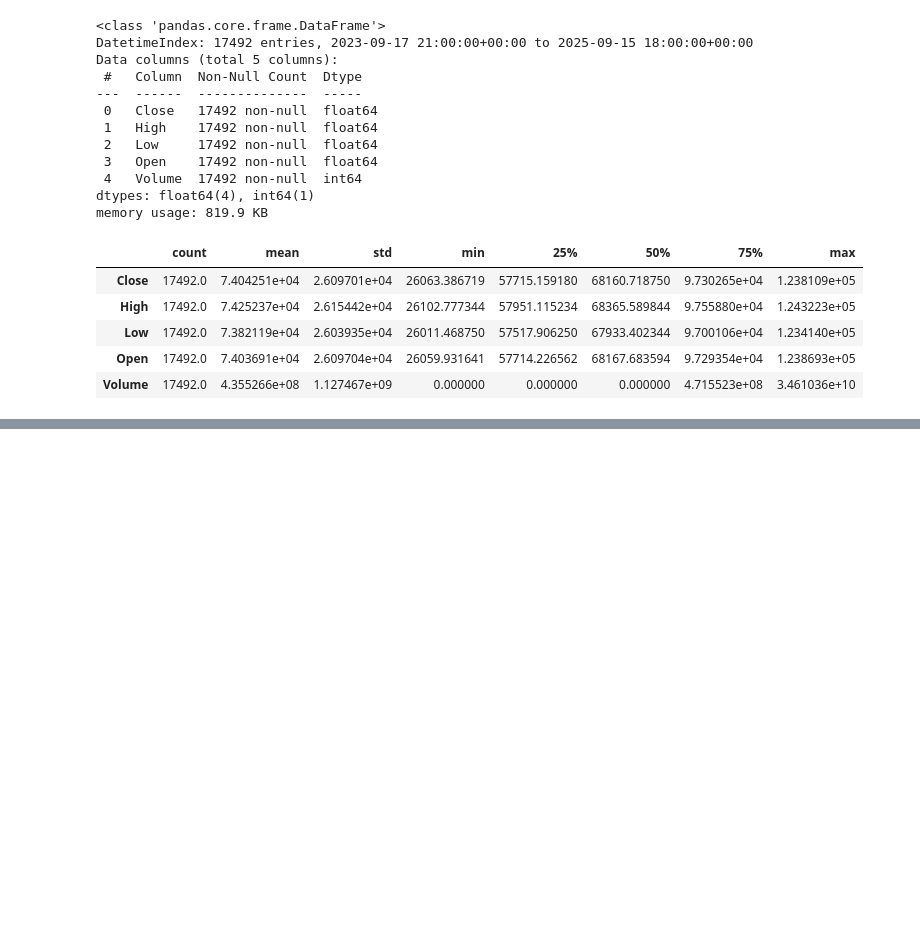
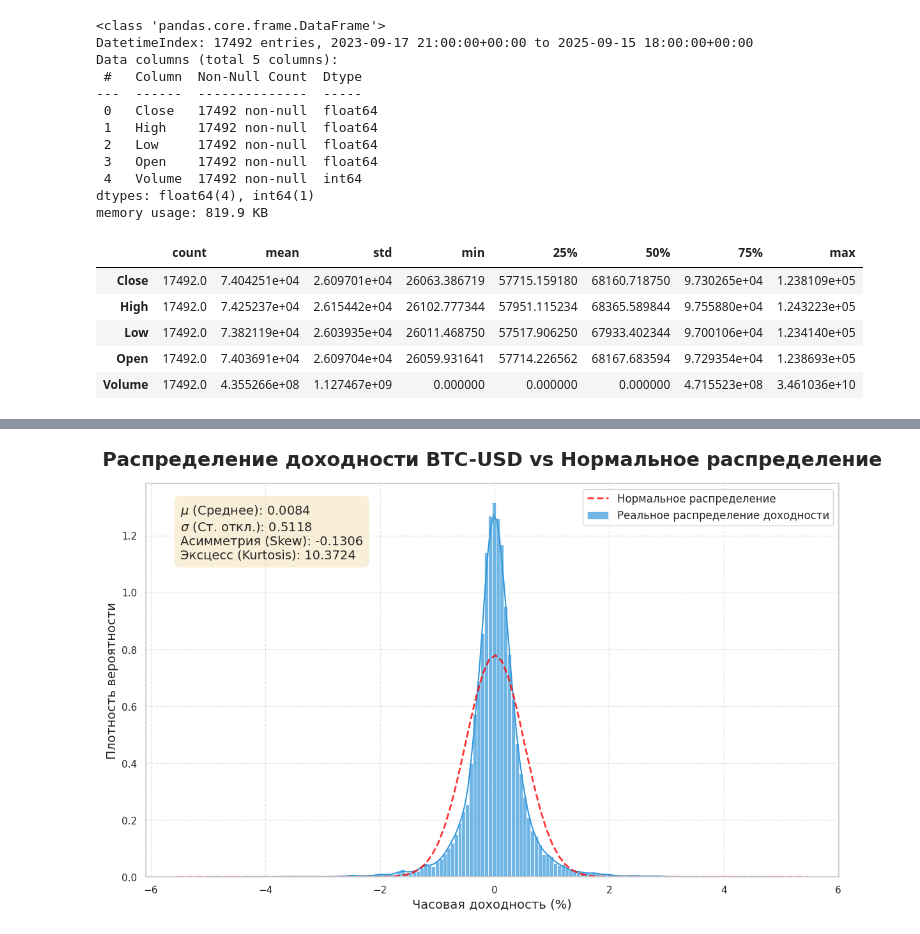
Before and after one commit to HoshiBatista/CryptoVol.ai, a Jupyter notebook: qf_models/notebooks/garch_experiment_01.ipynb, the cells around one changed output, grey strips where cells are left out. Cells and saved outputs as stored; diff of their text form; code cells hidden in the pictures; blank space fills up the shorter version.

```diff
--- a/qf_models/notebooks/garch_experiment_01.ipynb
+++ b/qf_models/notebooks/garch_experiment_01.ipynb
@@ -77,0 +176,40 @@ df.describe().T
+# %%
+# ==============================================================================
+# Распределение доходности
+# ==============================================================================
+from scipy.stats import norm
+
+mu = df['returns'].mean()
+sigma = df['returns'].std()
+skew = df['returns'].skew()
+kurtosis = df['returns'].kurtosis() # Pandas возвращает эксцесс (Kurtosis - 3)
+
+plt.figure(figsize=(14, 8))
+
+sns.histplot(df['returns'], bins=150, kde=True, stat='density',
+             color='#3498db', alpha=0.7, label='Реальное распределение доходности')
+
+xmin, xmax = plt.xlim()
+x = np.linspace(xmin, xmax, 100)
+p = norm.pdf(x, mu, sigma)
+plt.plot(x, p, 'k--', linewidth=2, color='red', alpha=0.8, label='Нормальное распределение')
+
+stats_text = (
+    f"$\mu$ (Среднее): {mu:.4f}\n"
+    f"$\sigma$ (Ст. откл.): {sigma:.4f}\n"
+    f"Асимметрия (Skew): {skew:.4f}\n"
+    f"Эксцесс (Kurtosis): {kurtosis:.4f}"
+)
+plt.text(0.05, 0.95, stats_text, transform=plt.gca().transAxes, fontsize=14,
+         verticalalignment='top', bbox=dict(boxstyle='round,pad=0.5', fc='wheat', alpha=0.5))
+
+
+plt.title(f'Распределение доходности {TICKER} vs Нормальное распределение', fontsize=22, fontweight='bold', pad=20)
+plt.xlabel('Часовая доходность (%)', fontsize=14)
+plt.ylabel('Плотность вероятности', fontsize=14)
+plt.legend(fontsize=12)
+plt.grid(True, linestyle='--', alpha=0.5)
+
+plt.show()
+# %% [output]
+[figure, added]
```
Also changed, not shown: parts of 4 cells of this notebook.
